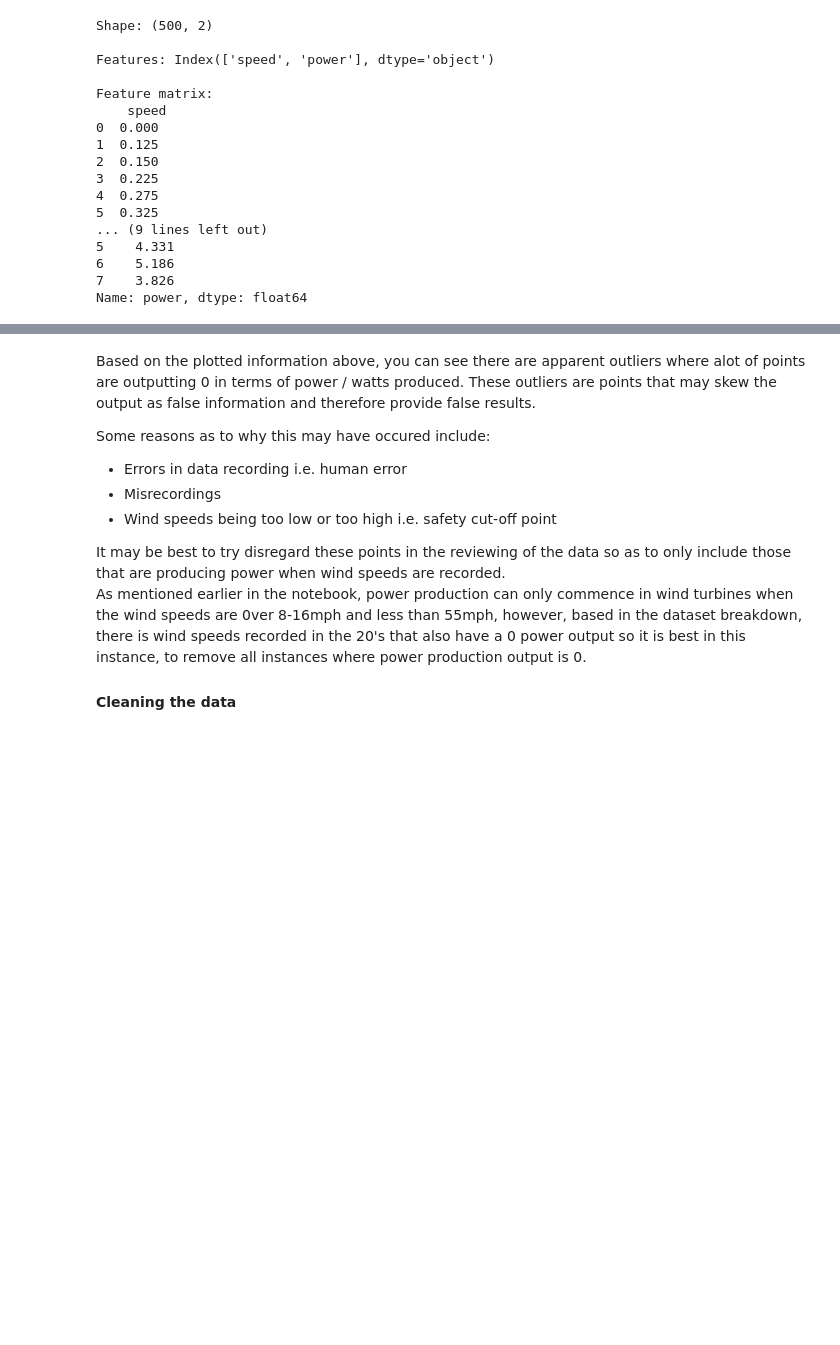
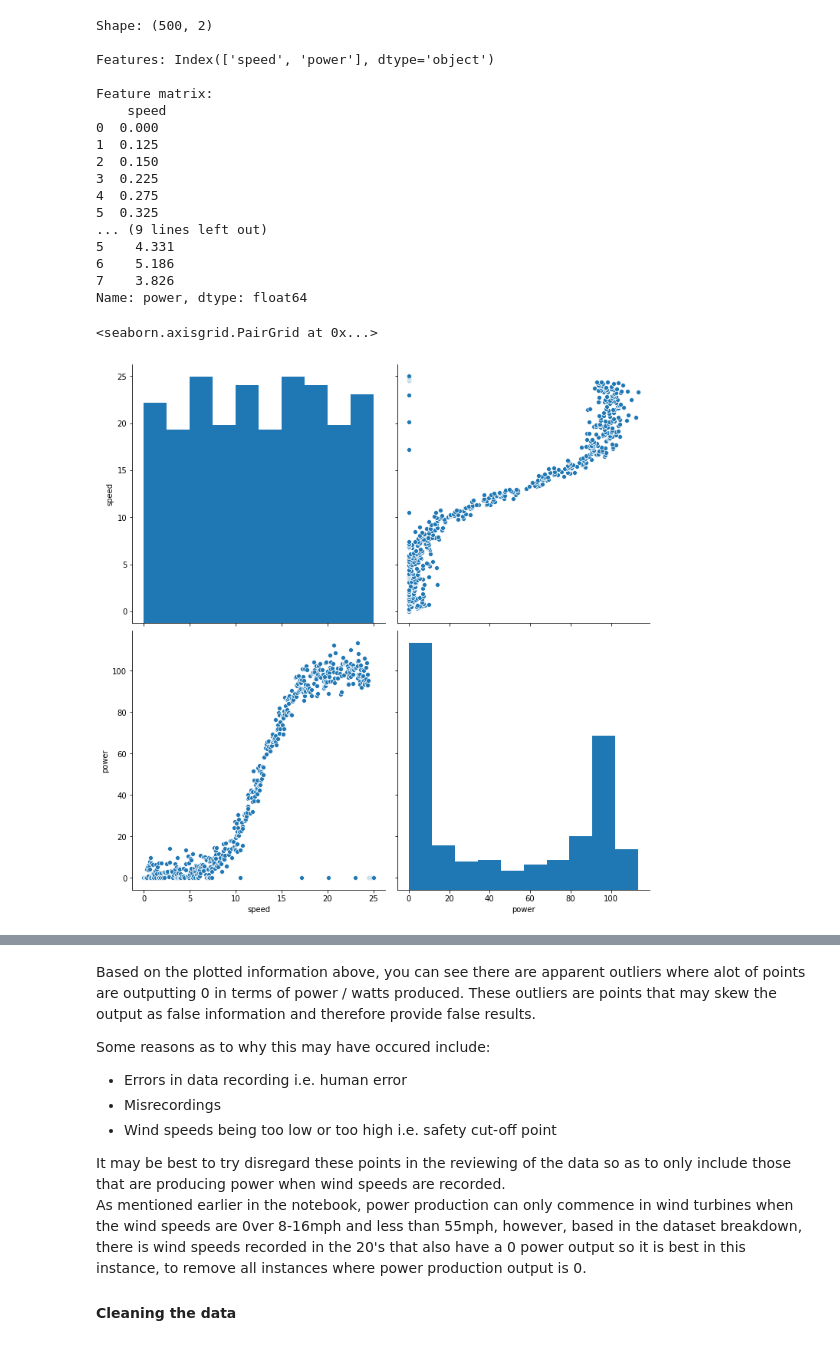
Before and after one commit to vwalsh86/Machine_Learning_Assessment, a Jupyter notebook: Wind Turbine Power.ipynb, the cells around one changed output, grey strips where cells are left out. Drawn from its saved outputs; the diff is of its cells as text; code cells hidden in the pictures; blank space fills up the shorter version.

```diff
--- a/Wind Turbine Power.ipynb
+++ b/Wind Turbine Power.ipynb
@@ -289,6 +289,11 @@ Feature matrix:
 6    5.186
 7    3.826
 Name: power, dtype: float64
+# %%
+sns.pairplot(data, height=5)
+# %% [output]
+<seaborn.axisgrid.PairGrid at 0x...>
+[figure, added]
 # %%
 # I used seaborn to create a basic scatter plot to view the data
 sns.scatterplot(data=data, x = "speed", y = "power", s=15)
```
Also changed, not shown: parts of 6 cells of this notebook.
